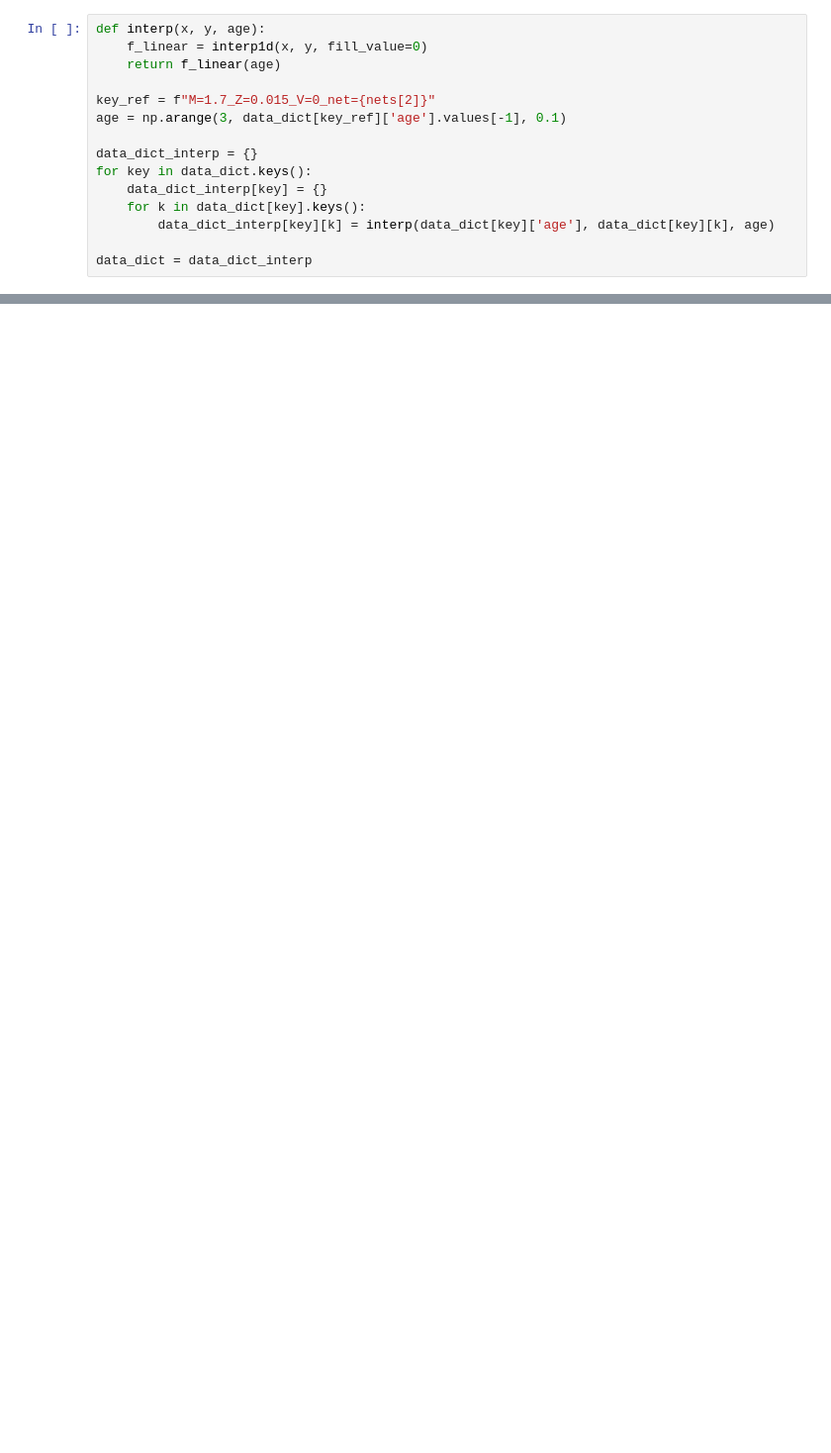
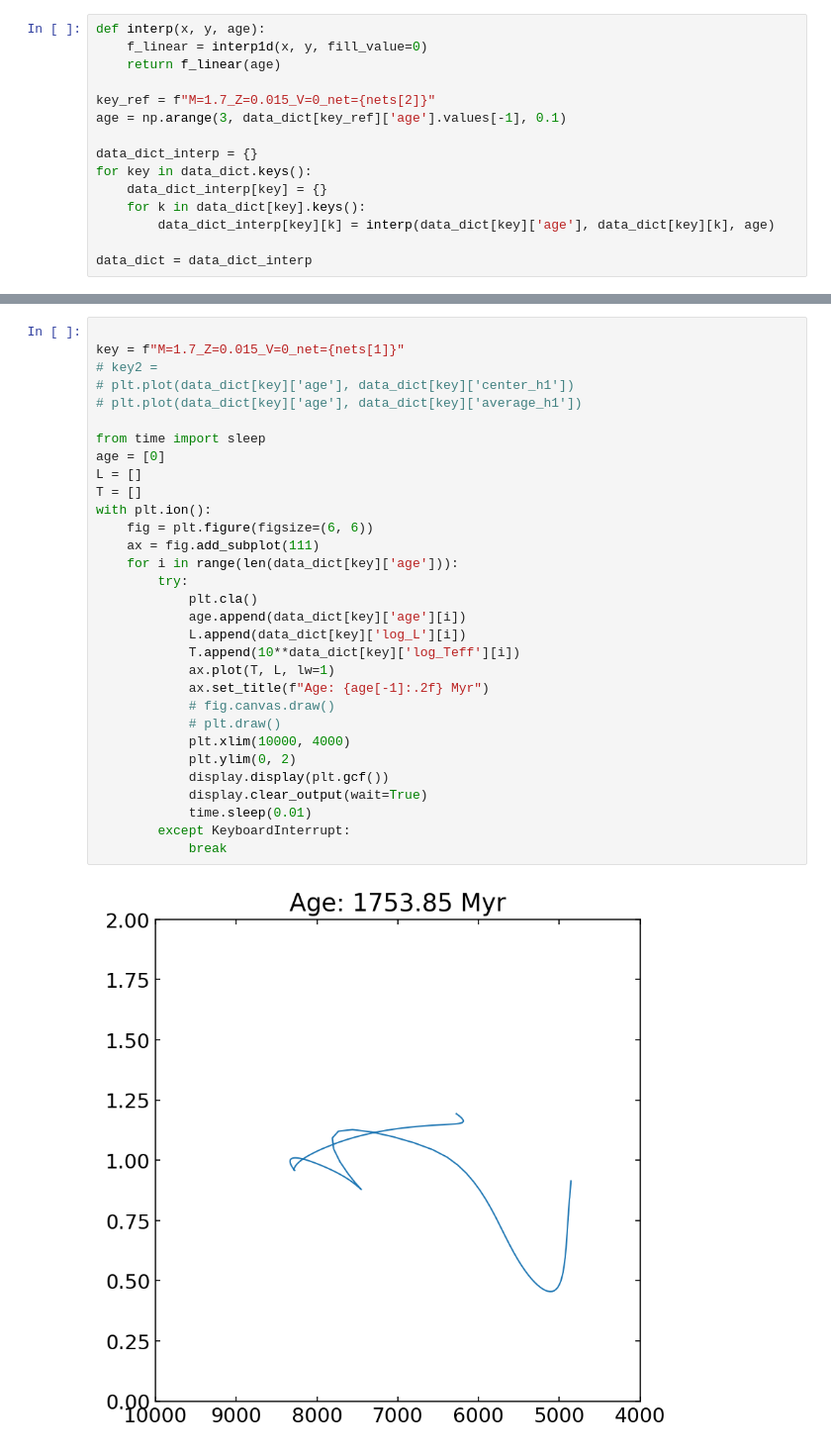
Before and after one commit to gautam-404/MESA-tests, a Jupyter notebook: notebooks_test/net_abundances_tests.ipynb, the cells around one changed output, grey strips where cells are left out. Shown at 99% size. Cells and saved outputs as stored; diff of their text form; blank space fills up the shorter version.

```diff
--- a/notebooks_test/net_abundances_tests.ipynb
+++ b/notebooks_test/net_abundances_tests.ipynb
@@ -171,0 +174,33 @@ plt.show()
+# %%
+
+key = f"M=1.7_Z=0.015_V=0_net={nets[1]}"
+# key2 =
+# plt.plot(data_dict[key]['age'], data_dict[key]['center_h1'])
+# plt.plot(data_dict[key]['age'], data_dict[key]['average_h1'])
+
+from time import sleep
+age = [0]
+L = []
+T = []
+with plt.ion():
+    fig = plt.figure(figsize=(6, 6))
+    ax = fig.add_subplot(111)
+    for i in range(len(data_dict[key]['age'])):
+        try:
+            plt.cla()
+            age.append(data_dict[key]['age'][i])
+            L.append(data_dict[key]['log_L'][i])
+            T.append(10**data_dict[key]['log_Teff'][i])
+            ax.plot(T, L, lw=1)
+            ax.set_title(f"Age: {age[-1]:.2f} Myr")
+            # fig.canvas.draw()
+            # plt.draw()
+            plt.xlim(10000, 4000)
+            plt.ylim(0, 2)
+            display.display(plt.gcf())
+            display.clear_output(wait=True)
+            time.sleep(0.01)
+        except KeyboardInterrupt:
+            break
+# %% [output]
+[figure, added]
```
Also changed, not shown: parts of 8 cells of this notebook, 4 other files.
